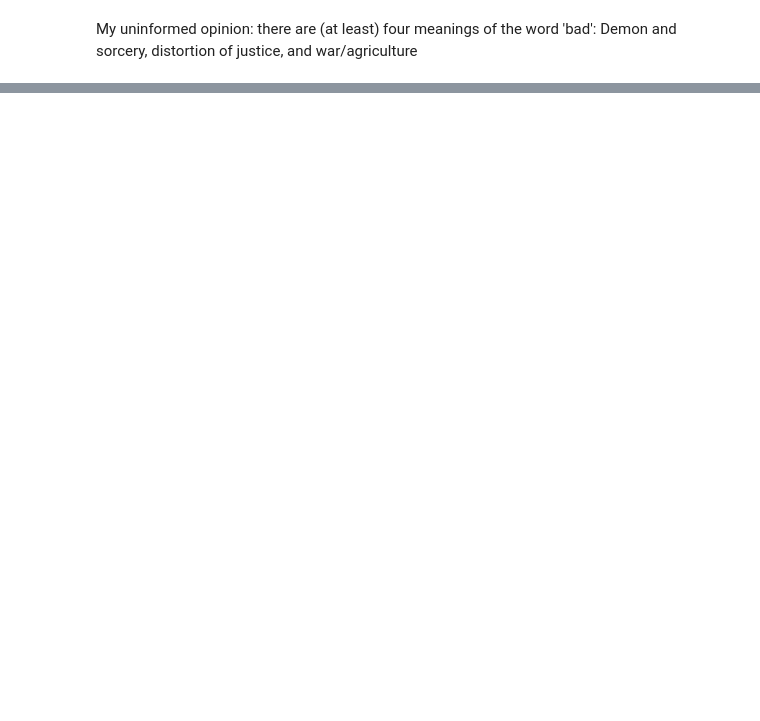
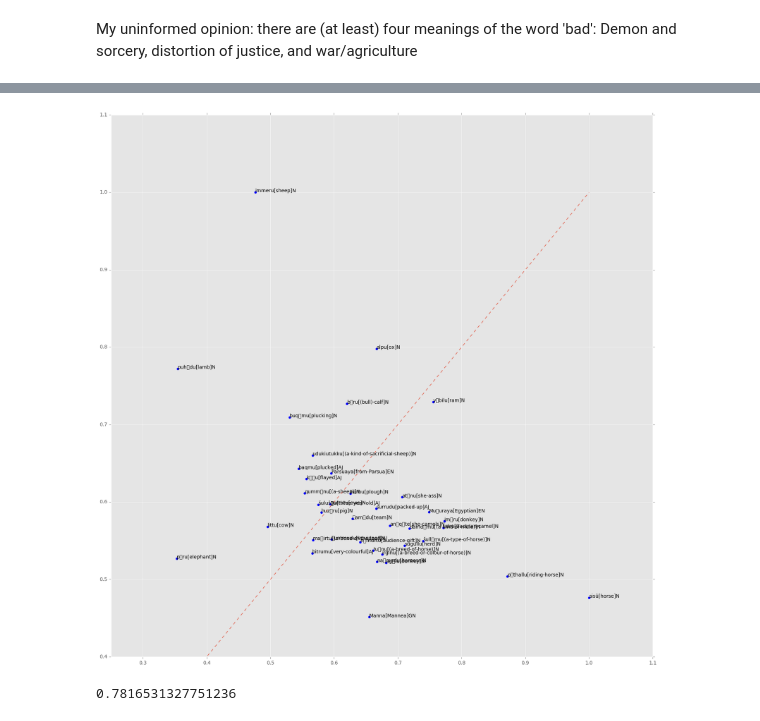
Before and after one commit to niekveldhuis/Word2vec, a Jupyter notebook: word2vec_test.ipynb, the cells around one changed output, grey strips where cells are left out. Saved outputs shown, nothing was run; the diff lists cells and outputs as text; code cells hidden in the pictures; blank space fills up the shorter version.

Commit message:
horses and sheep

```diff
--- a/word2vec_test.ipynb
+++ b/word2vec_test.ipynb
@@ -433,0 +477,14 @@ model.most_similar('ṣehru[small]AJ')
+# %%
+animals = ['sisû[horse]N', 'immeru[sheep]N', 'imēru[donkey]N', 'alpu[ox]N', 'littu[cow]N',
+           'pīru[elephant]N', 'yābilu[ram]N', 'udru[Bactrian-camel]N', 'damdāmu[(a-kind-of-mule)]N'
+           ,'atānu[she-ass]N', 'būru[(bull)-calf]N', 'tuānu[(a-breed-of-horse)]N', 'agālu[donkey]N'
+          , 'šullāmu[(a-type-of-horse)]N', 'sugullu[herd]N', 'naṣmadu[harness]N', 'ṣamādu[team]N'
+          ,'harbu[plough]N', 'Parsuaya[from-Parsua]EN', 'šulušīu[three-year-old]AJ', 'kīṣu[flayed]AJ'
+          ,'bitrumu[very-colourful]AJ', 'buqūmu[plucking]N', 'anāqāte[she-camels]N',
+           'udukiutukku[(a-kind-of-sacrificial-sheep)]N', 'maḫirtu[(a-bone-of-the-leg)]N', 'Muṣuraya[Egyptian]EN',
+          'gurrutu[ewe]N', 'irginu[(a-breed-or-colour-of-horse)]N', 'ṣummudu[equipped]AJ', 'qummānu[(a-sheep)]N',
+           'baqmu[plucked]AJ', 'huzīru[pig]N', 'surrudu[packed-up]AJ', 'pēthallu[riding-horse]N', 'nāmurtu[audience-gift]N',
+           'Manna[Mannea]GN', 'puhādu[lamb]N']
+animal_words = model.most_similar(animals, topn=100)
+animal_words = [word for word, similarity in animal_words]
+animal_words
@@ -433,0 +509,3 @@ model.most_similar('ṣehru[small]AJ')
+# %%
+x = [model.similarity('sisû[horse]N', word) for word in animals]
+y = [model.similarity('immeru[sheep]N', word) for word in animals]
@@ -433,0 +515,14 @@ model.most_similar('ṣehru[small]AJ')
+# %%
+_, ax = plt.subplots(figsize=(20,20))
+ax.scatter(x, y, alpha=1, color='b')
+for i in range(len(animals)):
+    ax.annotate(animals[i], (x[i], y[i]))
+ax.set_xlim(.25, 1.1)
+ax.set_ylim(.4, 1.1)
+plt.plot([0, 1], [0, 1], linestyle='--');
+# %% [output]
+[figure, added]
+# %%
+intercept
+# %% [output]
+0.7816531327751236
```
Also changed, not shown: parts of 36 cells of this notebook.
